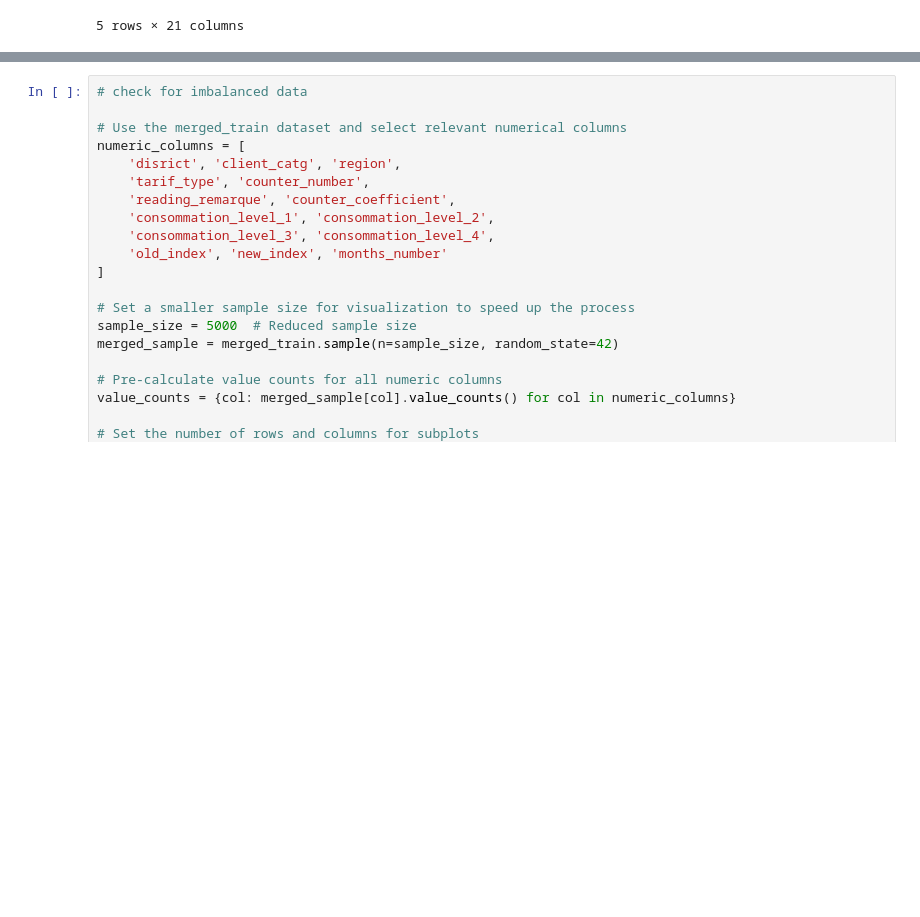
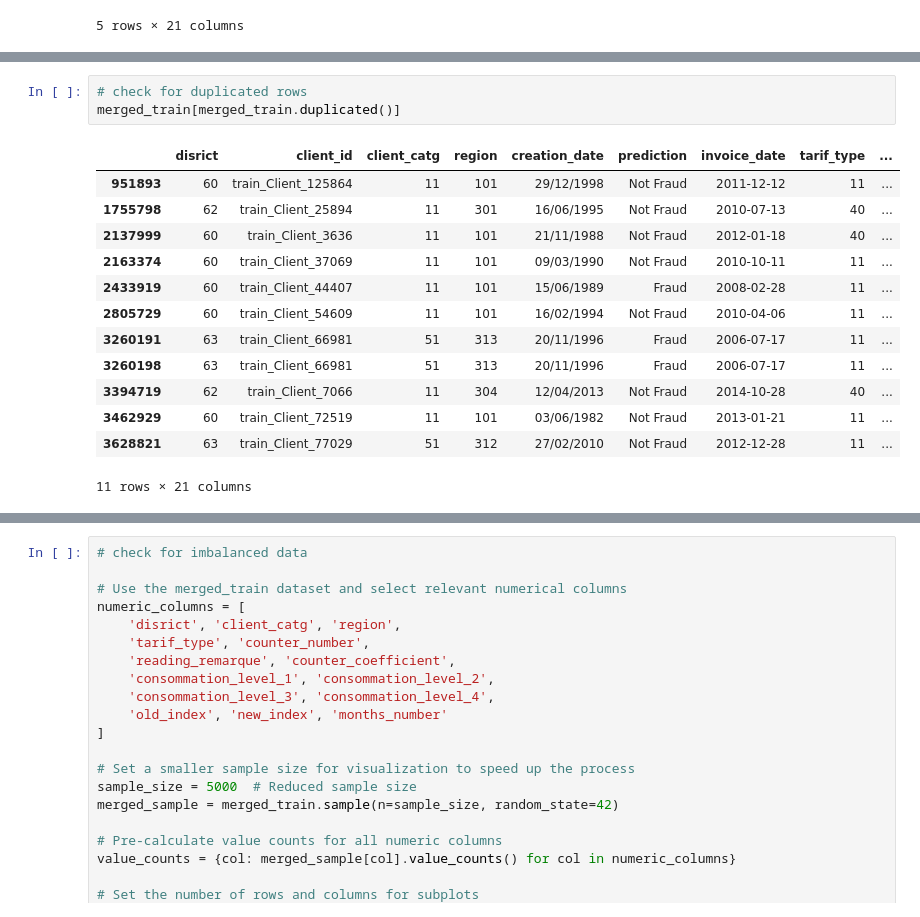
Before and after one commit to bernisschow/CS3244-Fraud-Detection-in-Electricity-and-Gas-Consumption, a Jupyter notebook: data_preprocessing.ipynb, the cells around one changed output, grey strips where cells are left out. Cells and saved outputs as stored; diff of their text form; blank space fills up the shorter version.

```diff
--- a/data_preprocessing.ipynb
+++ b/data_preprocessing.ipynb
@@ -75,0 +97,17 @@ merged_train.describe()
+# %%
+# check for duplicated rows
+merged_train[merged_train.duplicated()]
+# %% [output]
+|  | disrict | client_id | client_catg | region | creation_date | prediction | invoice_date | tarif_type | ... |
+| 951893 | 60 | train_Client_125864 | 11 | 101 | 29/12/1998 | Not Fraud | 2011-12-12 | 11 | ... |
+| 1755798 | 62 | train_Client_25894 | 11 | 301 | 16/06/1995 | Not Fraud | 2010-07-13 | 40 | ... |
+| 2137999 | 60 | train_Client_3636 | 11 | 101 | 21/11/1988 | Not Fraud | 2012-01-18 | 40 | ... |
+| 2163374 | 60 | train_Client_37069 | 11 | 101 | 09/03/1990 | Not Fraud | 2010-10-11 | 11 | ... |
+| 2433919 | 60 | train_Client_44407 | 11 | 101 | 15/06/1989 | Fraud | 2008-02-28 | 11 | ... |
+| 2805729 | 60 | train_Client_54609 | 11 | 101 | 16/02/1994 | Not Fraud | 2010-04-06 | 11 | ... |
+| 3260191 | 63 | train_Client_66981 | 51 | 313 | 20/11/1996 | Fraud | 2006-07-17 | 11 | ... |
+| 3260198 | 63 | train_Client_66981 | 51 | 313 | 20/11/1996 | Fraud | 2006-07-17 | 11 | ... |
+| 3394719 | 62 | train_Client_7066 | 11 | 304 | 12/04/2013 | Not Fraud | 2014-10-28 | 40 | ... |
+| 3462929 | 60 | train_Client_72519 | 11 | 101 | 03/06/1982 | Not Fraud | 2013-01-21 | 11 | ... |
+| 3628821 | 63 | train_Client_77029 | 51 | 312 | 27/02/2010 | Not Fraud | 2012-12-28 | 11 | ... |
+11 rows × 21 columns
```
Also changed, not shown: parts of 4 cells of this notebook.
